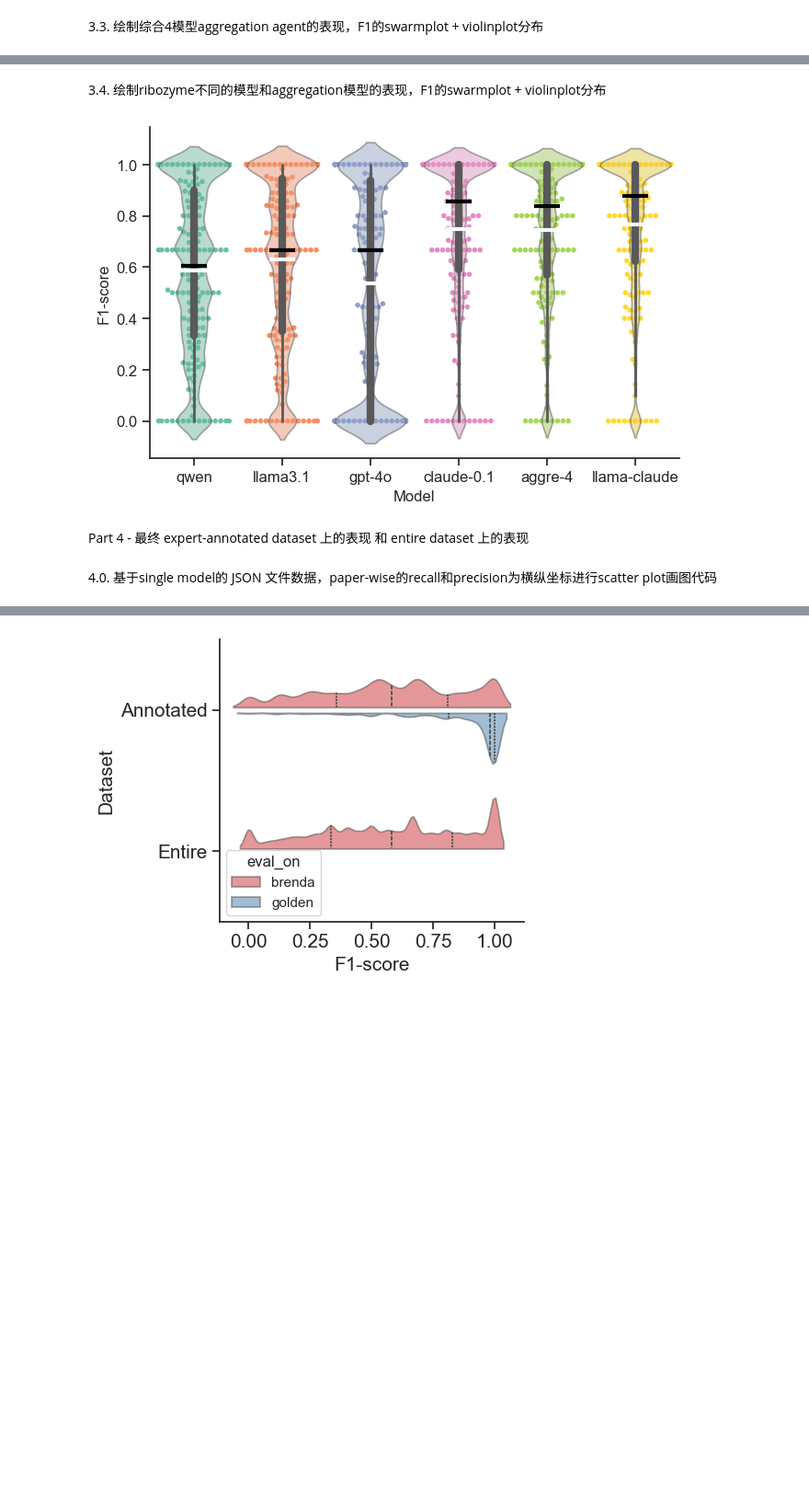
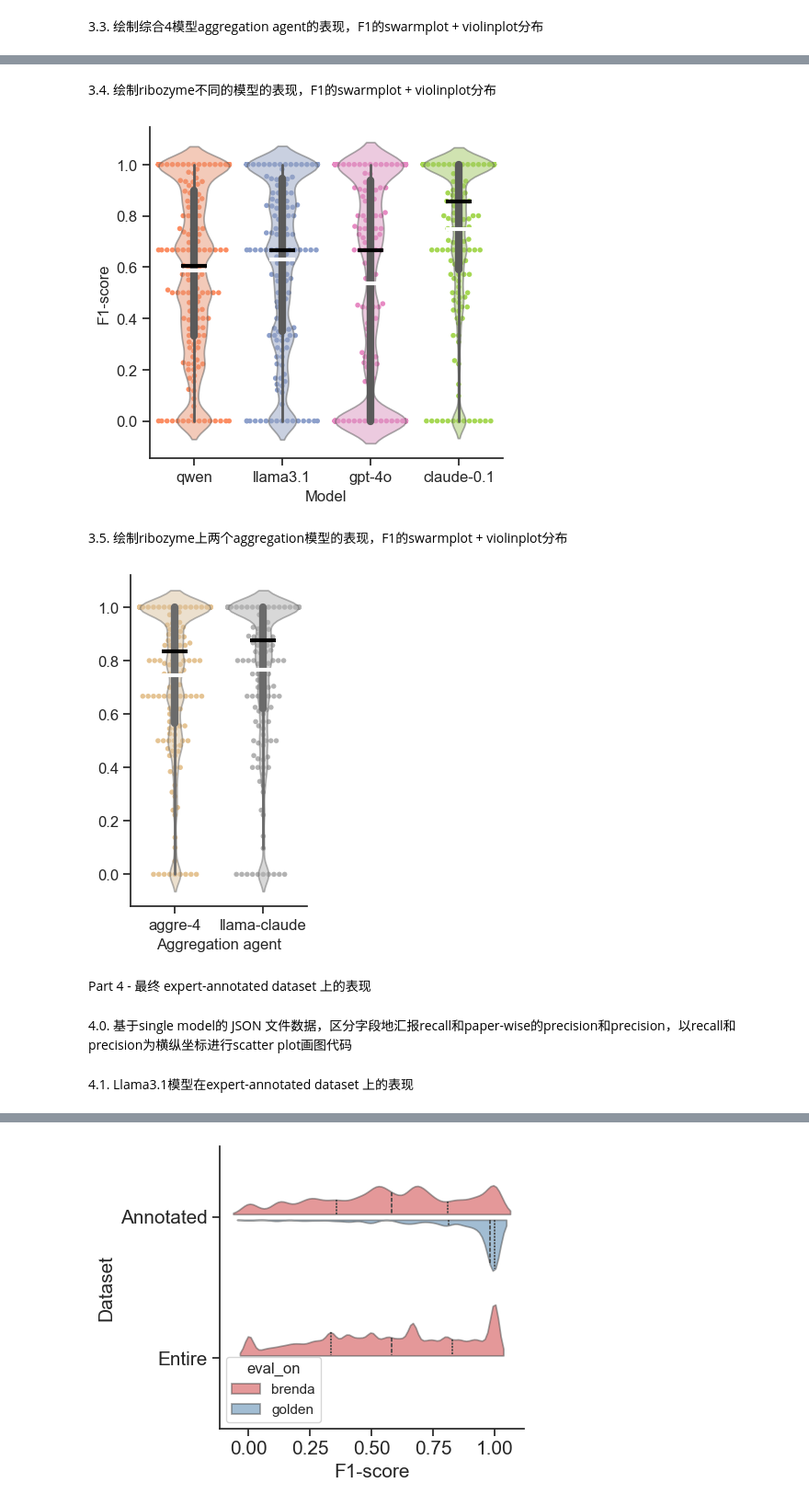
Before and after one commit to JackKuo666/LLM-BioDataExtractor, a Jupyter notebook: analyze_code/analyzing.ipynb, the cells around one changed output, grey strips where cells are left out. Shown at 92% size. Drawn from its saved outputs; the diff is of its cells as text; code cells hidden in the pictures; blank space fills up the shorter version.

```diff
--- a/analyze_code/analyzing.ipynb
+++ b/analyze_code/analyzing.ipynb
@@ -284,16 +350,27 @@ fig.savefig('figure/fig.2c.png', format='png', dpi=300, bbox_inches='tight')
 # %% [markdown]
-3.4. 绘制ribozyme不同的模型和aggregation模型的表现，F1的swarmplot + violinplot分布
+3.4. 绘制ribozyme不同的模型的表现，F1的swarmplot + violinplot分布
 # %%
-folder_path = 'data/aggregation_data_ribozyme/'
+folder_path = 'data/llm_4_ribozyme_data/'
 f1_results = process_all_json_in_folder(folder_path)
-fig = plot_f1_swarm(f1_results, xlabel='Model', ylabel='F1-score', category_order=['qwen', 'llama3.1','gpt-4o','claude-0.1','aggre-4','llama-claude'])
+fig = plot_f1_swarm(f1_results, xlabel='Model', ylabel='F1-score', category_order=['qwen', 'llama3.1','gpt-4o','claude-0.1'], color_from_index=1)
 # 存储图
 fig.savefig('figure/fig.4a.svg', format='svg', bbox_inches='tight')
 fig.savefig('figure/fig.4a.png', format='png', dpi=300, bbox_inches='tight')
 # %% [output]
-[figure, old version]
+[figure, new version]
+# %% [markdown]
+3.5. 绘制ribozyme上两个aggregation模型的表现，F1的swarmplot + violinplot分布
+# %%
+folder_path = 'data/aggregation_data_ribozyme/'
+f1_results = process_all_json_in_folder(folder_path)
+fig = plot_f1_swarm(f1_results, xlabel='Aggregation agent', ylabel=None, category_order=['aggre-4','llama-claude'], color_from_index=6)
+# 存储图
+fig.savefig('figure/fig.4b.svg', format='svg', bbox_inches='tight')
+fig.savefig('figure/fig.4b.png', format='png', dpi=300, bbox_inches='tight')
+# %% [output]
+[figure, added]
 # %% [markdown]
-Part 4 - 最终 expert-annotated dataset 上的表现 和 entire dataset 上的表现
+Part 4 - 最终 expert-annotated dataset 上的表现
 # %% [markdown]
-4.0. 基于single model的 JSON 文件数据，paper-wise的recall和precision为横纵坐标进行scatter plot画图代码
+4.0. 基于single model的 JSON 文件数据，区分字段地汇报recall和paper-wise的precision和precision，以recall和precision为横纵坐标进行scatter plot画图代码
 # %%
@@ -380,0 +477,2 @@ def plot_joint_distribution(json_path, right_field, golden_field, big_model_fiel
+# %% [markdown]
+4.1. Llama3.1模型在expert-annotated dataset 上的表现
```
Also changed, not shown: parts of 24 cells of this notebook.
